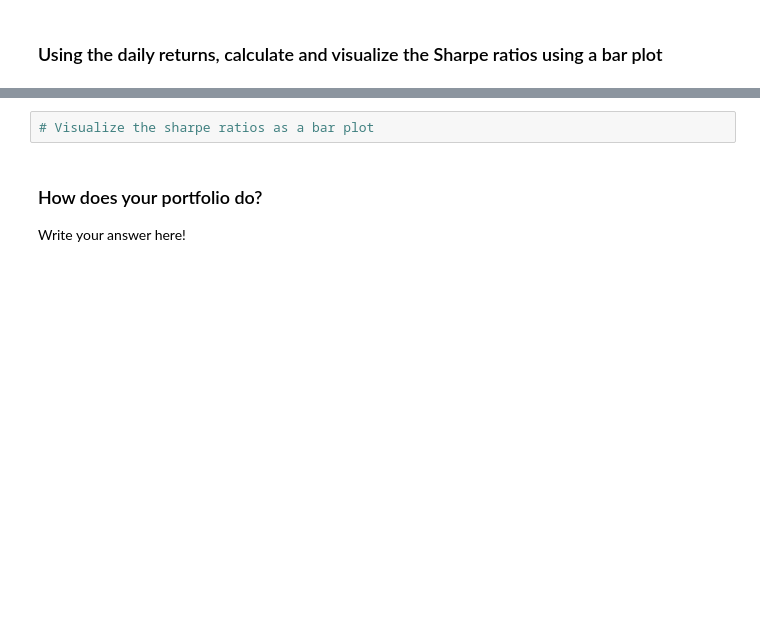
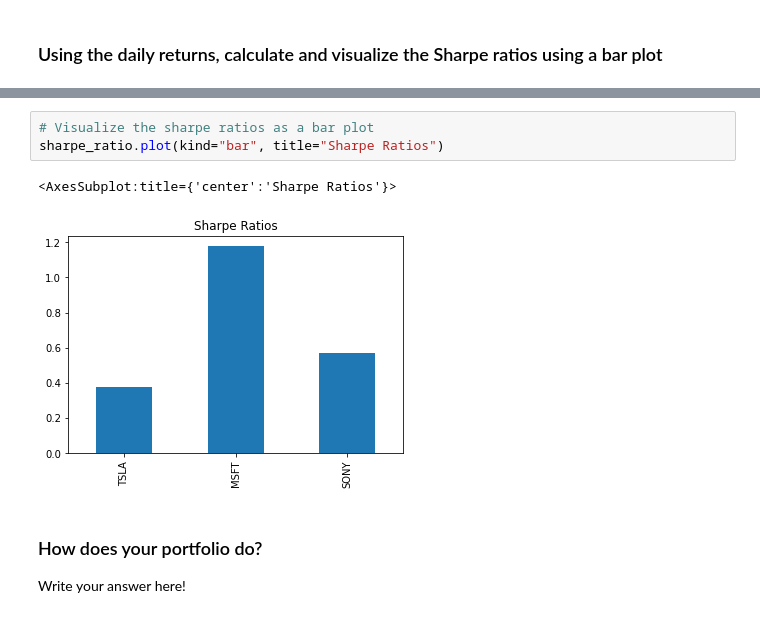
Before and after one commit to Enriquebrice15/Whale_Analysis_portfolio, a Jupyter notebook: whale_analysis.ipynb, the cells around one changed output, grey strips where cells are left out. Saved outputs shown, nothing was run; the diff lists cells and outputs as text; blank space fills up the shorter version.

```diff
--- a/whale_analysis.ipynb
+++ b/whale_analysis.ipynb
@@ -627,5 +652,9 @@ all_returns = pd.concat([portfolio_return,returns_df],axis="columns",join="inner
 # %%
 # Visualize the sharpe ratios as a bar plot
+sharpe_ratio.plot(kind="bar", title="Sharpe Ratios")
+# %% [output]
+<AxesSubplot:title={'center':'Sharpe Ratios'}>
+[figure, added]
 # %% [markdown]
 ### How does your portfolio do?
 
```
Also changed, not shown: parts of 12 cells of this notebook.
